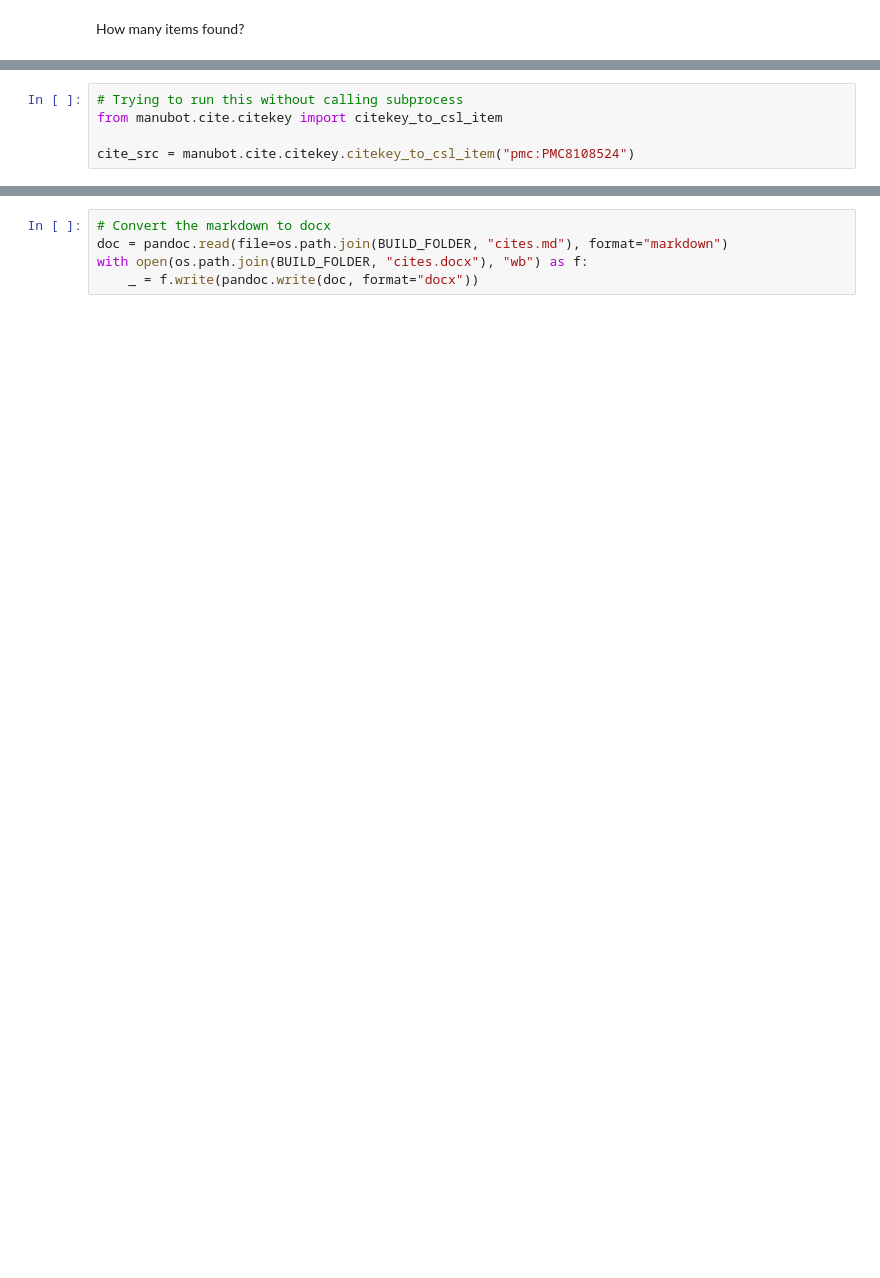
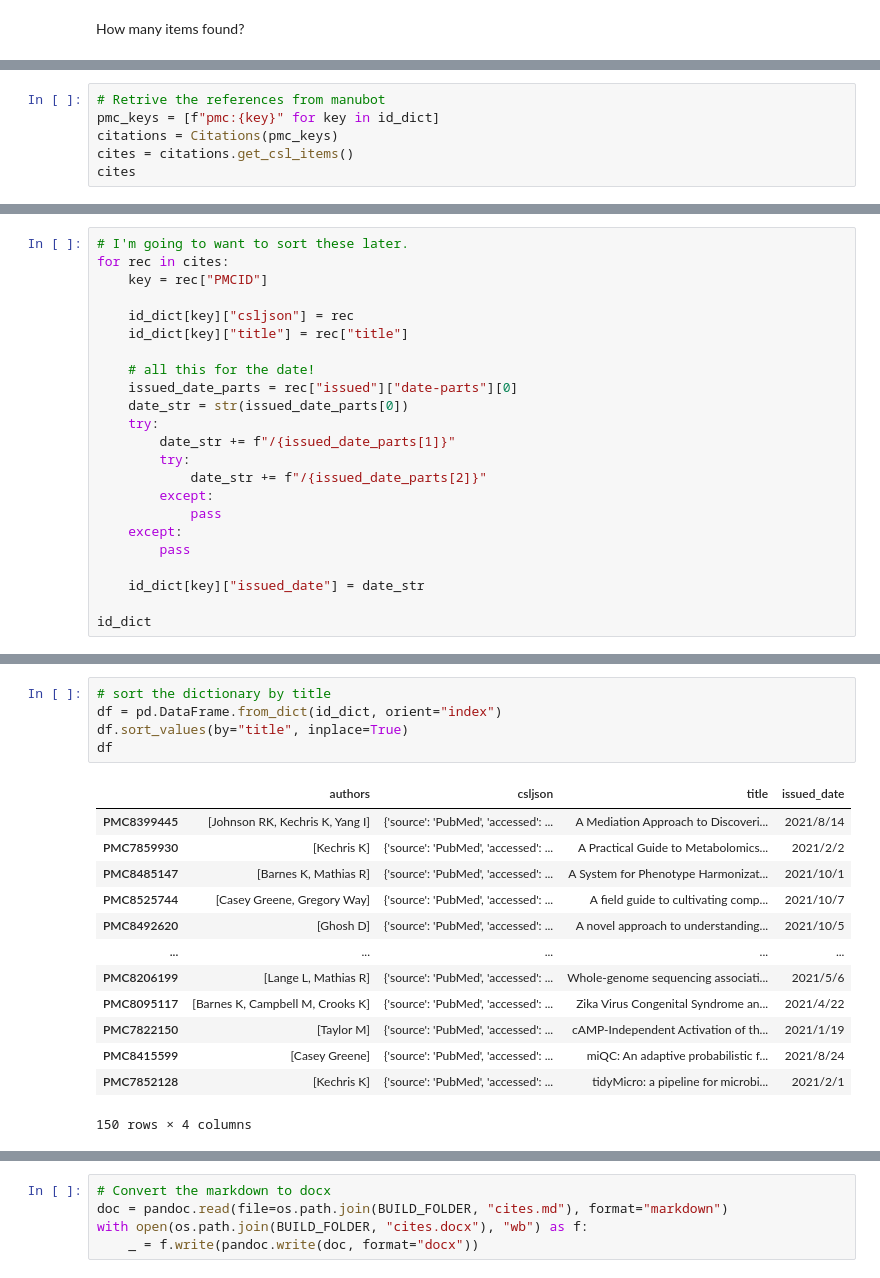
Before and after one commit to CU-DBMI/center-notebooks, a Jupyter notebook: src/Notebooks/Create Cites from PMC Lookups.ipynb, the cells around one changed output, grey strips where cells are left out. Saved outputs shown, nothing was run; the diff lists cells and outputs as text; blank space fills up the shorter version.

Commit message:
Update without subprocess call.

```diff
--- a/src/Notebooks/Create Cites from PMC Lookups.ipynb
+++ b/src/Notebooks/Create Cites from PMC Lookups.ipynb
@@ -205,7 +254,8 @@ len(id_dict)
 [interactive output not drawn]
 # %%
-# Trying to run this without calling subprocess
-from manubot.cite.citekey import citekey_to_csl_item
-
-cite_src = manubot.cite.citekey.citekey_to_csl_item("pmc:PMC8108524")
+# Retrive the references from manubot
+pmc_keys = [f"pmc:{key}" for key in id_dict]
+citations = Citations(pmc_keys)
+cites = citations.get_csl_items()
+cites
 # %% [output]
@@ -212 +279,24 @@ cite_src = manubot.cite.citekey.citekey_to_csl_item("pmc:PMC8108524")
 [interactive output not drawn]
+# %%
+# I'm going to want to sort these later.
+for rec in cites:
+    key = rec["PMCID"]
+
+    id_dict[key]["csljson"] = rec
+    id_dict[key]["title"] = rec["title"]
+
+    # all this for the date!
+    issued_date_parts = rec["issued"]["date-parts"][0]
+    date_str = str(issued_date_parts[0])
+    try:
+        date_str += f"/{issued_date_parts[1]}"
+        try:
+            date_str += f"/{issued_date_parts[2]}"
+        except:
+            pass
+    except:
+        pass
+
+    id_dict[key]["issued_date"] = date_str
+
+id_dict
@@ -212,0 +322,19 @@ cite_src = manubot.cite.citekey.citekey_to_csl_item("pmc:PMC8108524")
+# %%
+# sort the dictionary by title
+df = pd.DataFrame.from_dict(id_dict, orient="index")
+df.sort_values(by="title", inplace=True)
+df
+# %% [output]
+|  | authors | csljson | title | issued_date |
+| PMC8399445 | [Johnson RK, Kechris K, Yang I] | {'source': 'PubMed', 'accessed': ... | A Mediation Approach to Discoveri... | 2021/8/14 |
+| PMC7859930 | [Kechris K] | {'source': 'PubMed', 'accessed': ... | A Practical Guide to Metabolomics... | 2021/2/2 |
+| PMC8485147 | [Barnes K, Mathias R] | {'source': 'PubMed', 'accessed': ... | A System for Phenotype Harmonizat... | 2021/10/1 |
+| PMC8525744 | [Casey Greene, Gregory Way] | {'source': 'PubMed', 'accessed': ... | A field guide to cultivating comp... | 2021/10/7 |
+| PMC8492620 | [Ghosh D] | {'source': 'PubMed', 'accessed': ... | A novel approach to understanding... | 2021/10/5 |
+| ... | ... | ... | ... | ... |
+| PMC8206199 | [Lange L, Mathias R] | {'source': 'PubMed', 'accessed': ... | Whole-genome sequencing associati... | 2021/5/6 |
+| PMC8095117 | [Barnes K, Campbell M, Crooks K] | {'source': 'PubMed', 'accessed': ... | Zika Virus Congenital Syndrome an... | 2021/4/22 |
+| PMC7822150 | [Taylor M] | {'source': 'PubMed', 'accessed': ... | cAMP-Independent Activation of th... | 2021/1/19 |
+| PMC8415599 | [Casey Greene] | {'source': 'PubMed', 'accessed': ... | miQC: An adaptive probabilistic f... | 2021/8/24 |
+| PMC7852128 | [Kechris K] | {'source': 'PubMed', 'accessed': ... | tidyMicro: a pipeline for microbi... | 2021/2/1 |
+150 rows × 4 columns
```
Also changed, not shown: parts of 24 cells of this notebook, 3 other files.
